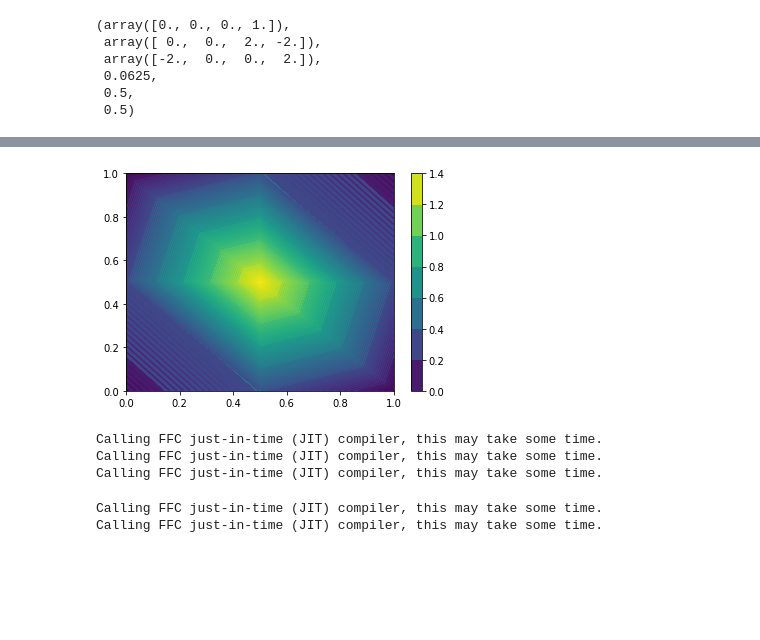
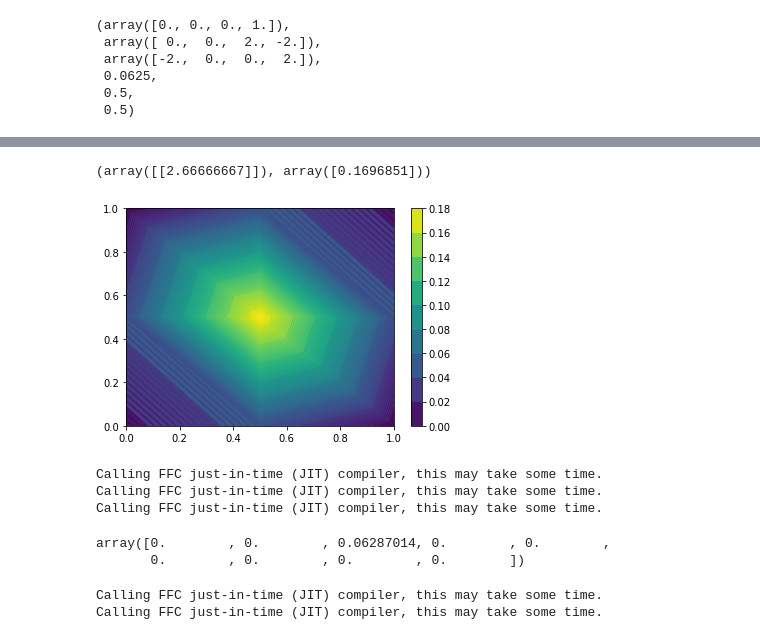
Before and after one commit to iitrabhi/exascale-exercise, a Jupyter notebook: exercise-two/poisson.ipynb, the cells around one changed output, grey strips where cells are left out. Saved outputs shown, nothing was run; the diff lists cells and outputs as text; code cells hidden in the pictures; blank space fills up the shorter version.

```diff
--- a/exercise-two/poisson.ipynb
+++ b/exercise-two/poisson.ipynb
@@ -7,6 +7,8 @@ import matplotlib.tri as mtri
 # %%
 class RectangleMesh():
     def __init__(self, point_1, point_2, nx, ny):
+        self.nx = nx
+        self.ny = ny
         self.num_nodes = (nx+1)*(ny+1)
         self.num_ele = (nx)*(ny)
         self.geomtery = self.create_geometry(point_1, point_2, nx, ny)
@@ -35,6 +37,15 @@ class RectangleMesh():
                 ele_num = nx*(i)+j
                 topo[ele_num,:] = [ele_num+i,ele_num+i+1,ele_num+i+nx+2,ele_num+i+nx+1]
         return topo
+    def boundary(self):
+        """This method will return all the nodes on the boundary of the mesh"""
+        bottom =  np.arange(0,self.nx+1,1)
+        right = np.arange(self.nx,self.num_nodes,self.nx+1)
+        top = np.arange(self.num_nodes-self.nx-1,self.num_nodes,1)
+        left = np.arange(0,self.num_nodes-self.nx,self.nx+1)
+        b_nodes = np.concatenate((bottom, right, top, left), axis = None)
+        b_nodes = np.unique(b_nodes)
+        return b_nodes
     def plot(self):
         for i in range(self.num_ele):
             p = Polygon(self.geomtery[np.ix_(self.topology[i])], fc='white',ec="black",lw=3)
@@ -106,11 +121,11 @@ def assemble(mesh, load_expression=lambda x, y: 4 * (-y**2+y)* np.sin(np.pi * x)
                 N, dN_dx, dN_dy, jac_det, gp_x, gp_y = jacobian(xi, eta, ele_num, mesh)
 
                 # Here is the actual definition of poisson's equation.==>(u,x v,x+u,y v,y)
-                # w_u,w_v=1,ele_area=4
+                # w_u,w_v=1
                 element_stiffness = element_stiffness + (
                         np.tensordot(dN_dx, dN_dx, 0) +
                         np.tensordot(dN_dy, dN_dy, 0)) * jac_det
-                element_load = element_load + N * load_expression(gp_x, gp_y) * jac_det * 8
+                element_load = element_load + N * load_expression(gp_x, gp_y) * jac_det
 
         # Once the element level stiffness matrix has been made the next step is to place the elements at
         # their respective position in the global stiffness matrix.
@@ -145,3 +147,7 @@ assemble(mesh)
+# %%
+K, F
+# %% [output]
+(array([[2.66666667]]), array([0.1696851]))
 # %%
 def quad2tri(mesh):
     tri_topo = np.zeros((mesh.num_ele*2,3)).astype(int)
@@ -150,16 +156,19 @@ def quad2tri(mesh):
         tri_topo[2*i+1,:] = mesh.topology[i, np.ix_([1,2,3])]
     return tri_topo
 # %%
-triangles = quad2tri(mesh)
-triang = mtri.Triangulation(mesh.geomtery[:,0], mesh.geomtery[:,1], triangles)
-fig, axs = plt.subplots()
-z=assemble(mesh)[1]
-t = axs.tricontourf(triang, z)
-axs.tricontour(triang, z, 100)
-fig.colorbar(t)
-plt.show()
+def plot_attribute(mesh, attribute):
+    triangles = quad2tri(mesh)
+    triang = mtri.Triangulation(mesh.geomtery[:,0], mesh.geomtery[:,1], triangles)
+    fig, axs = plt.subplots()
+    t = axs.tricontourf(triang, attribute)
+    axs.tricontour(triang, attribute, 100)
+    fig.colorbar(t)
+    plt.show()
-# %% [output]
-[figure, removed]
+# %%
+z = assemble(mesh)[1]
+plot_attribute(mesh, z)
+# %% [output]
+[figure, added]
 # %%
 from dolfin import *
 
@@ -188,6 +197,11 @@ solve(a == L, u, bc)
 Calling FFC just-in-time (JIT) compiler, this may take some time.
 Calling FFC just-in-time (JIT) compiler, this may take some time.
 Calling FFC just-in-time (JIT) compiler, this may take some time.
+# %%
+u.vector()[:]
+# %% [output]
+array([0.        , 0.        , 0.06287014, 0.        , 0.        ,
+       0.        , 0.        , 0.        , 0.        ])
 # %%
 plot(project(f,V))
 # %% [output]
```
Also changed, not shown: parts of 5 cells of this notebook.
